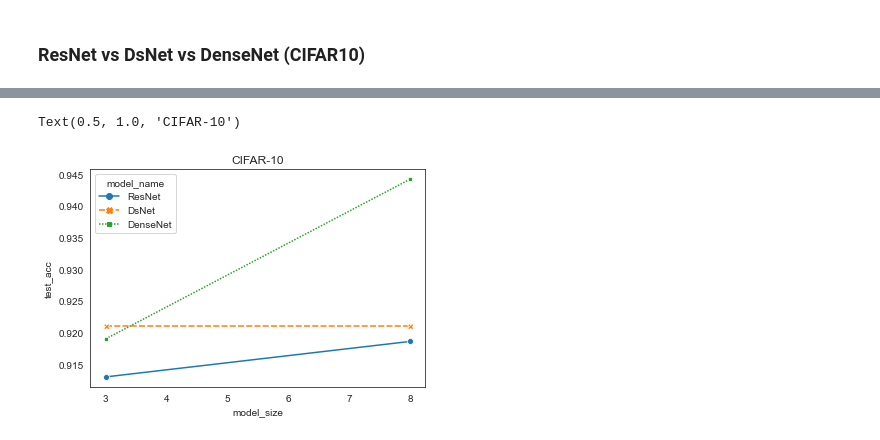
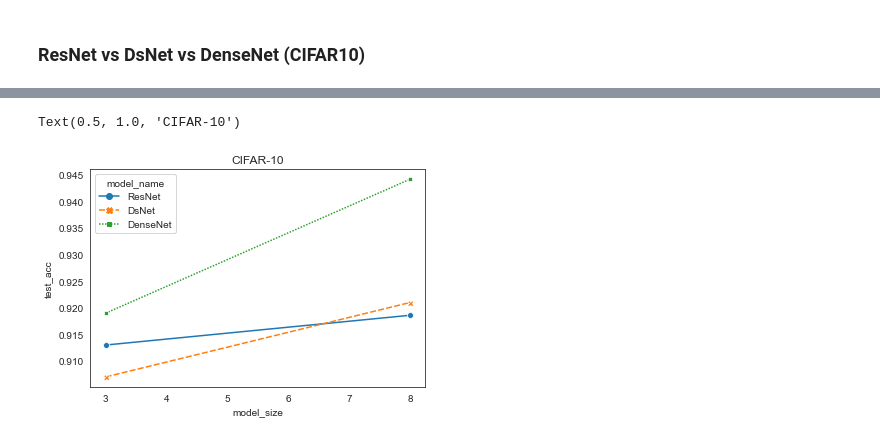
Before and after one commit to tedchsk/image_nn, a Jupyter notebook: notebooks/Report Visualization - ResNet vs DsNet vs DenseNet (CIFAR10).ipynb, the cells around one changed output, grey strips where cells are left out. Drawn from its saved outputs; the diff is of its cells as text; code cells hidden in the pictures.

```diff
--- a/notebooks/Report Visualization - ResNet vs DsNet vs DenseNet (CIFAR10).ipynb
+++ b/notebooks/Report Visualization - ResNet vs DsNet vs DenseNet (CIFAR10).ipynb
@@ -49,8 +49,8 @@ df[cols]
 | 5 | DenseNet | 8 | 32 | 0.1 | 0.00314 | 0.0568 | 0.9432 | 0.0558 | 0.9442 | ... |
 # %%
 sns.set_style("white")
-sns.lineplot(data=df, x="model_size", y="test_acc", hue="model_name", style="model_name", markers=True)
+sns.lineplot(data=df.sort_values("hour_trained"), x="model_size", y="test_acc", hue="model_name", style="model_name", markers=True)
 plt.title("CIFAR-10")
 # %% [output]
 Text(0.5, 1.0, 'CIFAR-10')
-[figure, old version]
+[figure, new version]
```
Also changed, not shown: parts of 4 cells of this notebook, 2 other files.
